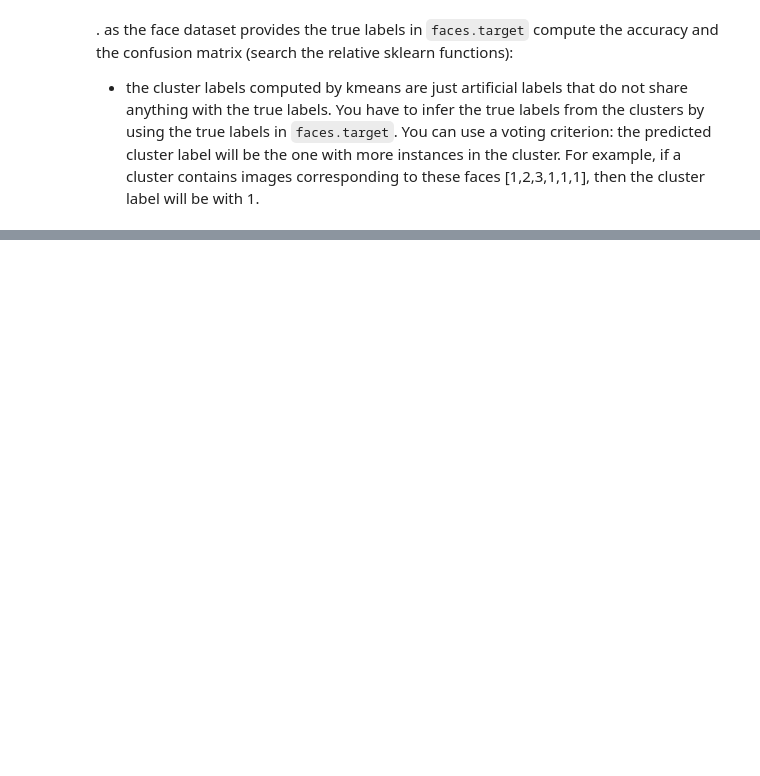
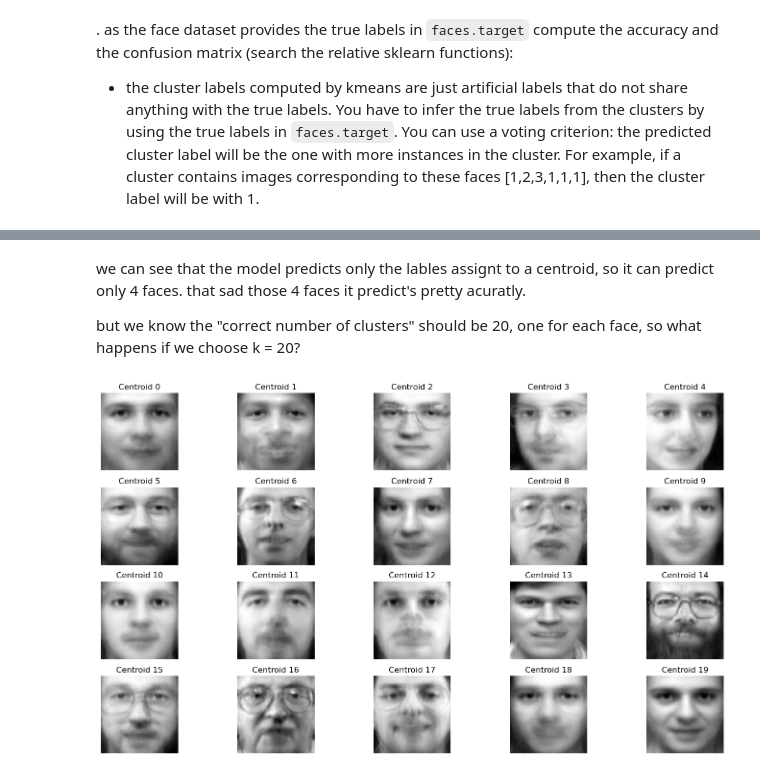
Before and after one commit to massmola/ml-assignments, a Jupyter notebook: Assignment2_group3.ipynb, the cells around one changed output, grey strips where cells are left out. Cells and saved outputs as stored; diff of their text form; code cells hidden in the pictures; blank space fills up the shorter version.

```diff
--- a/Assignment2_group3.ipynb
+++ b/Assignment2_group3.ipynb
@@ -262,0 +262,11 @@ Confusion matrix (KMeans):
+# %% [markdown]
+we can see that the model predicts only the lables assignt to a centroid, so it can predict only 4 faces. that sad those 4 faces it predict's pretty acuratly.
+
+but we know the "correct number of clusters" should be 20, one for each face, so what happens if we choose k = 20?
+# %%
+kmeans = KMeans(n_clusters=20, random_state=42)
+kmeans.fit(faces.data)
+
+plot_centroids(kmeans)
+# %% [output]
+[figure, added]
```
Also changed, not shown: parts of 10 cells of this notebook.
